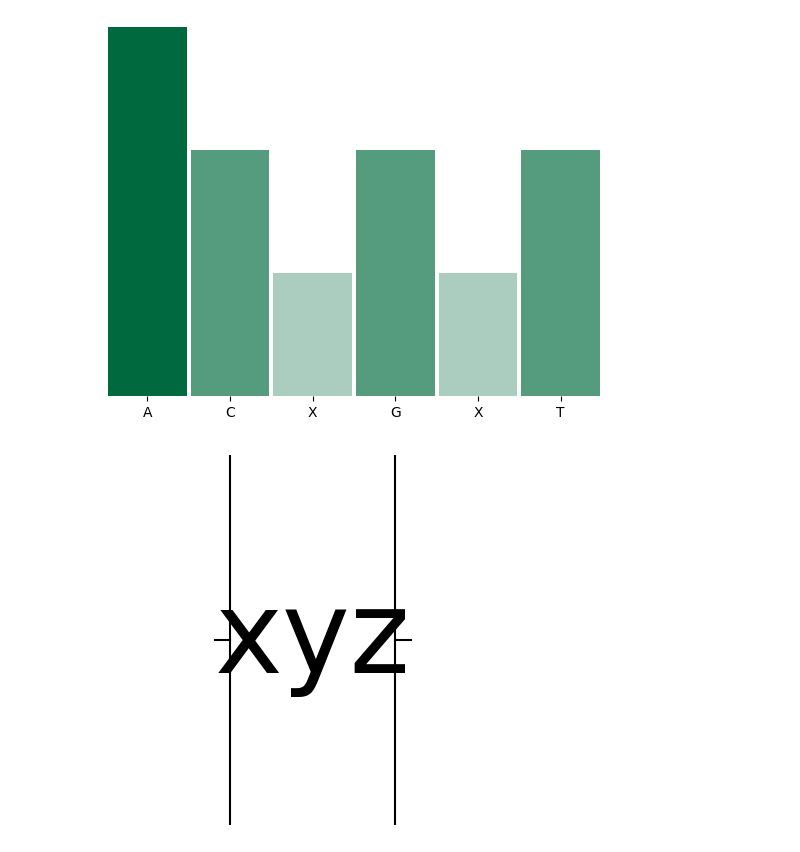
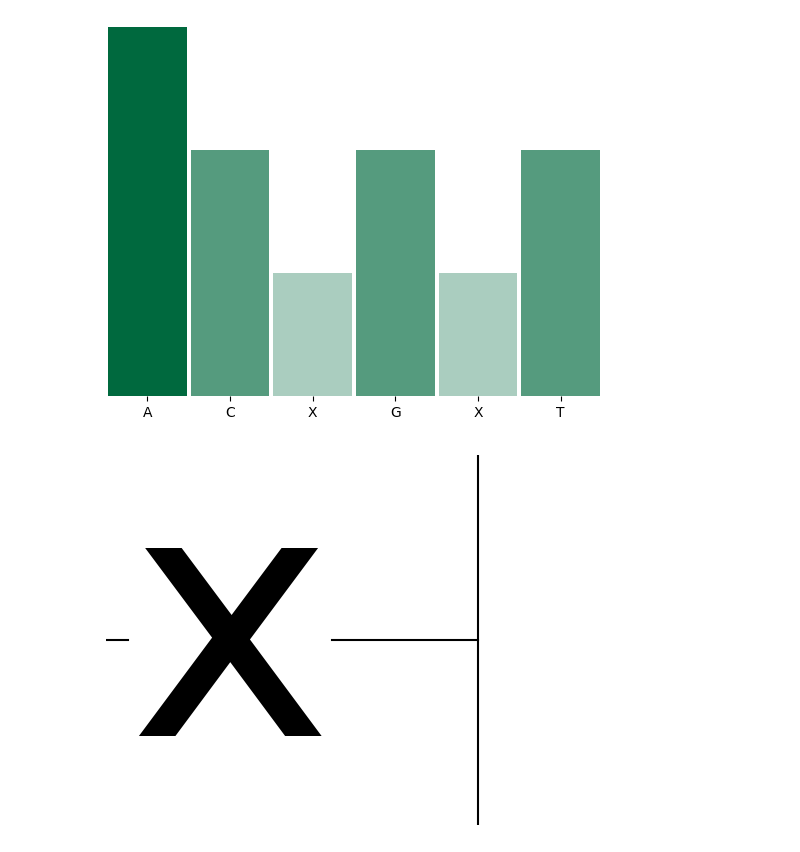
Before and after one commit to mourisl/MSAplot, a Jupyter notebook: example.ipynb, the cells around one changed output. Saved outputs shown, nothing was run; the diff lists cells and outputs as text; code cells hidden in the pictures.

```diff
--- a/example.ipynb
+++ b/example.ipynb
@@ -34,6 +38,7 @@ msaplot.DrawConsensusHisto(msa=["AC-G-T", "A-CGT-", "ACGAGT"], color=[0,105/255,
 # %% [output]
 [figure]
 # %%
-msaplot.DrawAnnotation(msa=["AC-G-T", "A-CGT-", "ACGAGT"], annotations=[['xyz',1,3]])
+msaplot.DrawAnnotation(msa=["AC-G-T", "A-CGT-", "ACGAGT"], annotations=[['x',1,3], ['y', 4,5]],
+                      start=2, end=3)
 # %% [output]
-[figure, old version]
+[figure, new version]
```
Also changed, not shown: parts of 3 cells of this notebook, 1 other file.
